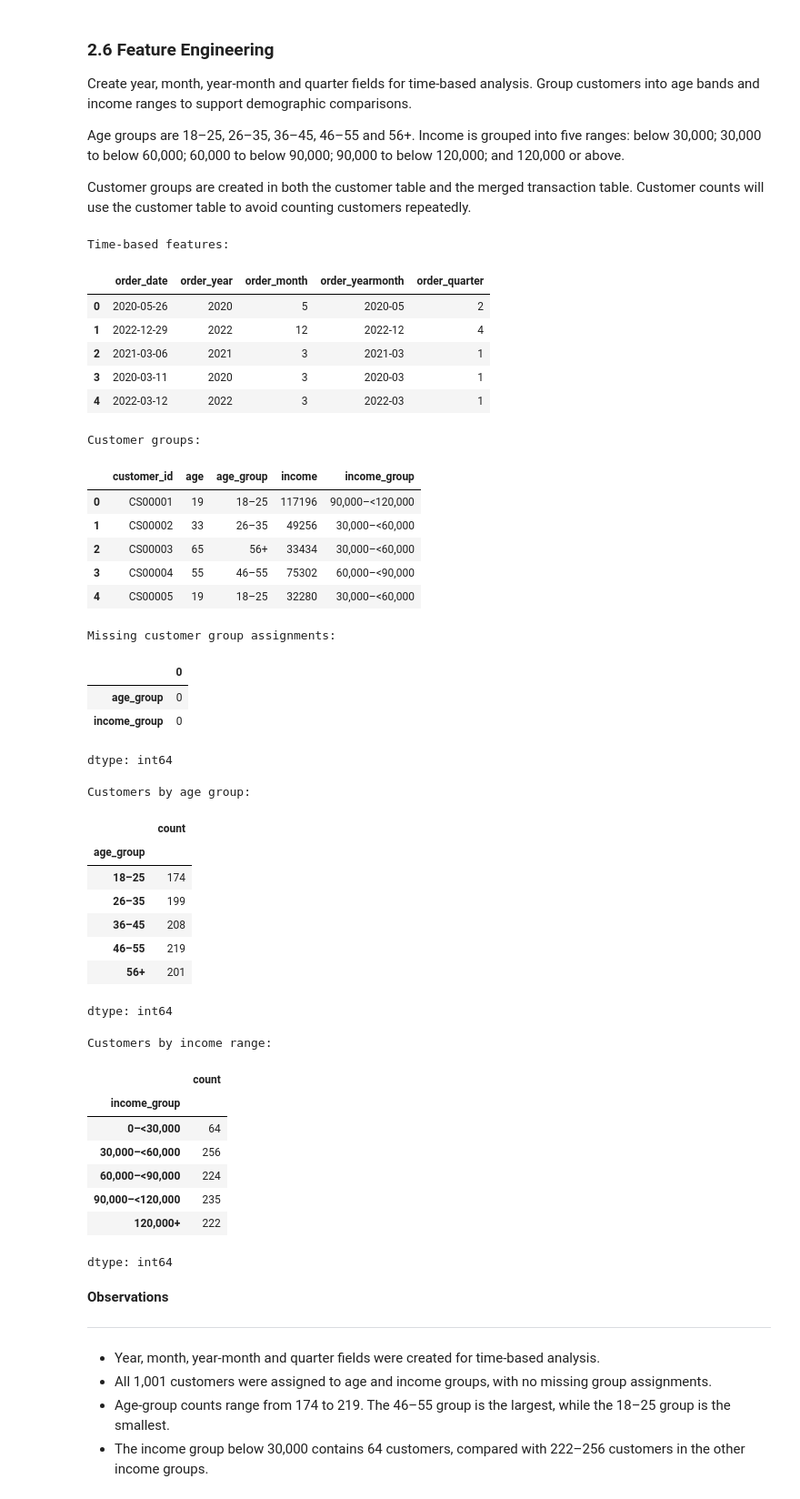
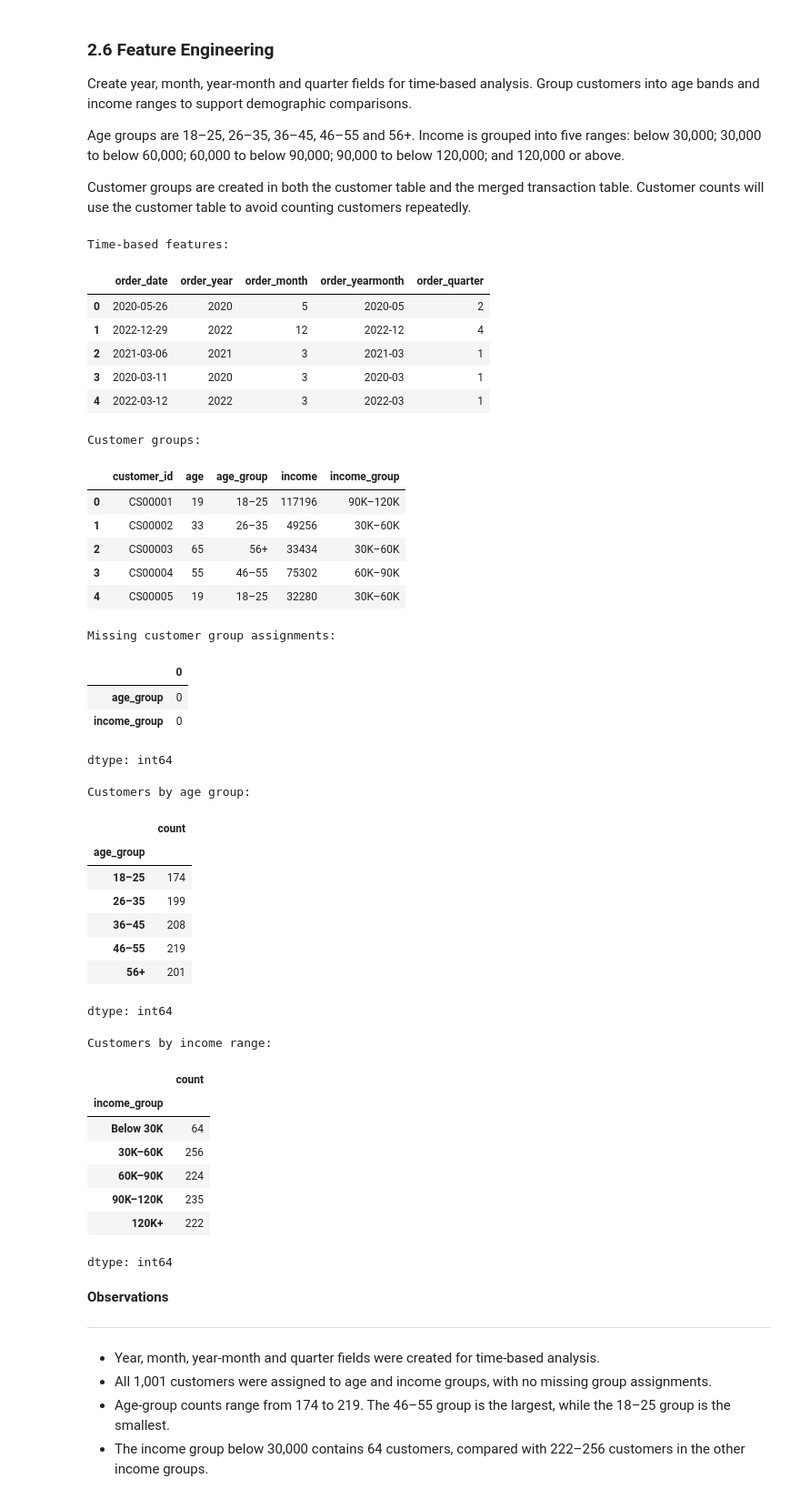
Before and after one commit to michellefengym-glitch/Market-Analysis, a Jupyter notebook: Capstone_Market_Analysis.ipynb, the cells around one changed output. Shown at 91% size. Cells and saved outputs as stored; diff of their text form; code cells hidden in the pictures.

```diff
--- a/Capstone_Market_Analysis.ipynb
+++ b/Capstone_Market_Analysis.ipynb
@@ -564,11 +564,11 @@ age_labels = ["18–25", "26–35", "36–45", "46–55", "56+"]
 # Define income ranges: lower boundary included
 income_bins = [0, 30000, 60000, 90000, 120000, float("inf")]
 income_labels = [
-    "0–<30,000",
-    "30,000–<60,000",
-    "60,000–<90,000",
-    "90,000–<120,000",
-    "120,000+"
+    "Below 30K",
+    "30K–60K",
+    "60K–90K",
+    "90K–120K",
+    "120K+"
 ]
 
 # Apply identical group definitions to both tables
@@ -613,38 +613,38 @@ display(
 
 # Check whether any customers were left unassigned
 print("Missing customer group assignments:")
 display(
     customers_clean[["age_group", "income_group"]]
     .isna().sum()
 )
 
 # Count customers in each group, including empty groups
 print("Customers by age group:")
 display(
     customers_clean["age_group"]
     .value_counts(sort=False)
 )
 
 print("Customers by income range:")
 display(
     customers_clean["income_group"]
     .value_counts(sort=False)
 )
 # %% [output]
 Time-based features:
 |  | order_date | order_year | order_month | order_yearmonth | order_quarter |
 | 0 | 2020-05-26 | 2020 | 5 | 2020-05 | 2 |
 | 1 | 2022-12-29 | 2022 | 12 | 2022-12 | 4 |
 | 2 | 2021-03-06 | 2021 | 3 | 2021-03 | 1 |
 | 3 | 2020-03-11 | 2020 | 3 | 2020-03 | 1 |
 | 4 | 2022-03-12 | 2022 | 3 | 2022-03 | 1 |
 Customer groups:
 |  | customer_id | age | age_group | income | income_group |
-| 0 | CS00001 | 19 | 18–25 | 117196 | 90,000–<120,000 |
-| 1 | CS00002 | 33 | 26–35 | 49256 | 30,000–<60,000 |
-| 2 | CS00003 | 65 | 56+ | 33434 | 30,000–<60,000 |
-| 3 | CS00004 | 55 | 46–55 | 75302 | 60,000–<90,000 |
-| 4 | CS00005 | 19 | 18–25 | 32280 | 30,000–<60,000 |
+| 0 | CS00001 | 19 | 18–25 | 117196 | 90K–120K |
+| 1 | CS00002 | 33 | 26–35 | 49256 | 30K–60K |
+| 2 | CS00003 | 65 | 56+ | 33434 | 30K–60K |
+| 3 | CS00004 | 55 | 46–55 | 75302 | 60K–90K |
+| 4 | CS00005 | 19 | 18–25 | 32280 | 30K–60K |
 Missing customer group assignments:
 |  | 0 |
 | age_group | 0 |
@@ -662,11 +662,11 @@ dtype: int64
 Customers by income range:
 |  | count |
 | income_group |  |
-| 0–<30,000 | 64 |
-| 30,000–<60,000 | 256 |
-| 60,000–<90,000 | 224 |
-| 90,000–<120,000 | 235 |
-| 120,000+ | 222 |
+| Below 30K | 64 |
+| 30K–60K | 256 |
+| 60K–90K | 224 |
+| 90K–120K | 235 |
+| 120K+ | 222 |
 dtype: int64
 # %% [markdown]
 **Observations**
```
Also changed, not shown: parts of 8 cells of this notebook.
